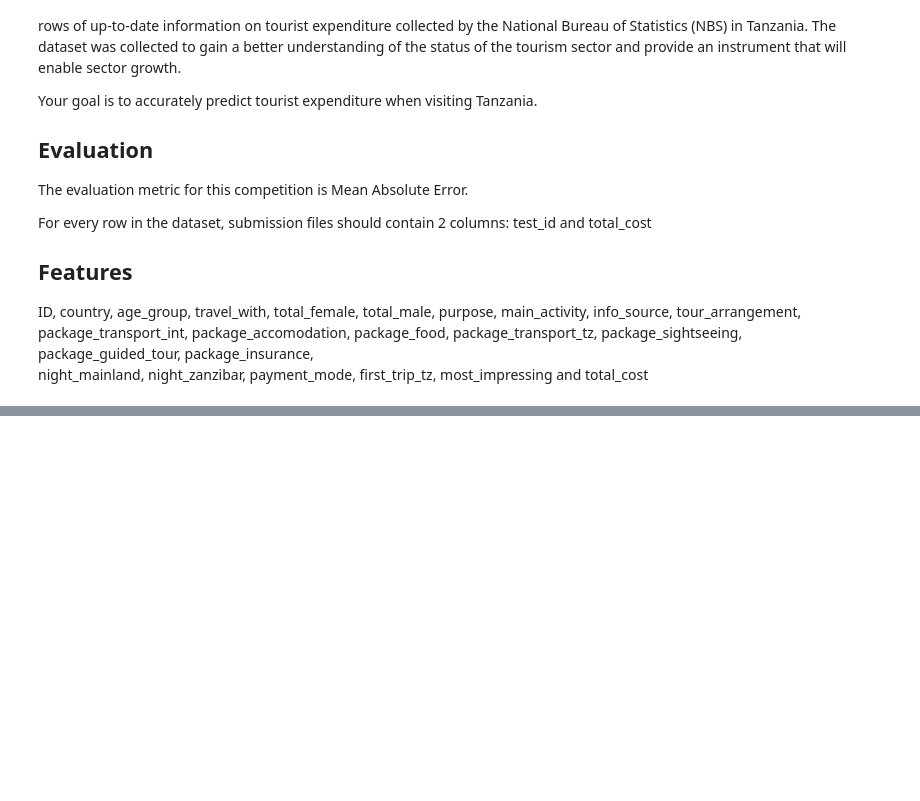
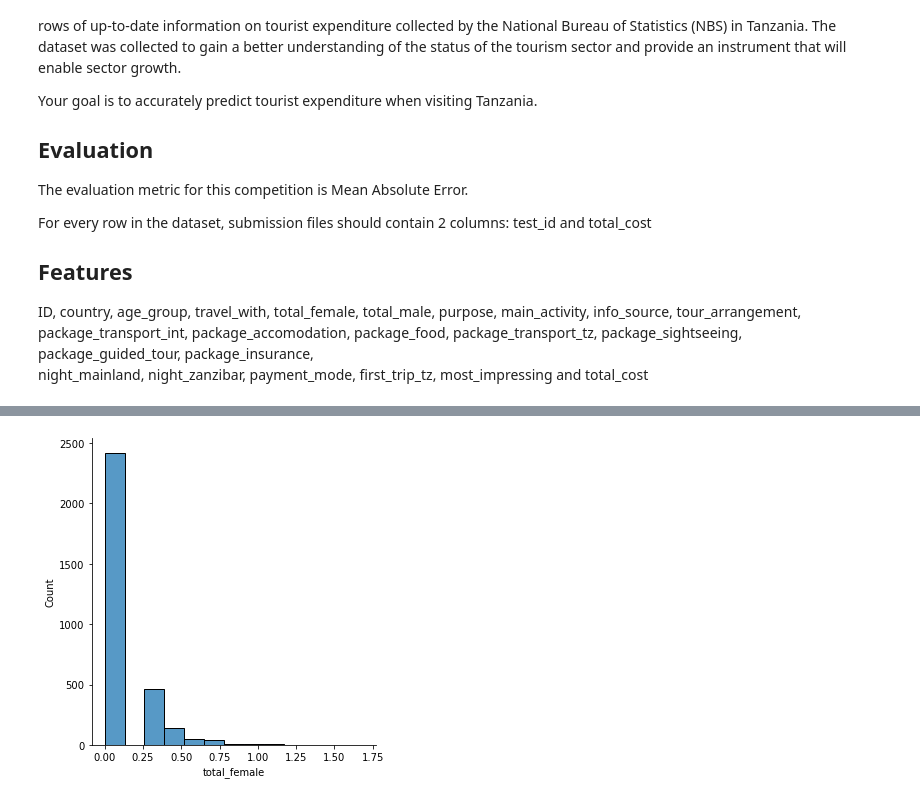
Before and after one commit to Kennedy87670/Projects_ML, a Jupyter notebook: Tanzania_Tourism_Prediction .ipynb, the cells around one changed output, grey strips where cells are left out. Cells and saved outputs as stored; diff of their text form; code cells hidden in the pictures; blank space fills up the shorter version.

```diff
--- a/Tanzania_Tourism_Prediction .ipynb
+++ b/Tanzania_Tourism_Prediction .ipynb
@@ -25,0 +199,6 @@ night_mainland,	night_zanzibar,	payment_mode,	first_trip_tz,	most_impressing and
+# %%
+#check the distributuion of the sex (female) column with histogram
+#df_train.total_female.plot.hist();
+sns.displot(np.log10(df_train['total_female']));
+# %% [output]
+[figure, added]
```
Also changed, not shown: parts of 12 cells of this notebook.
